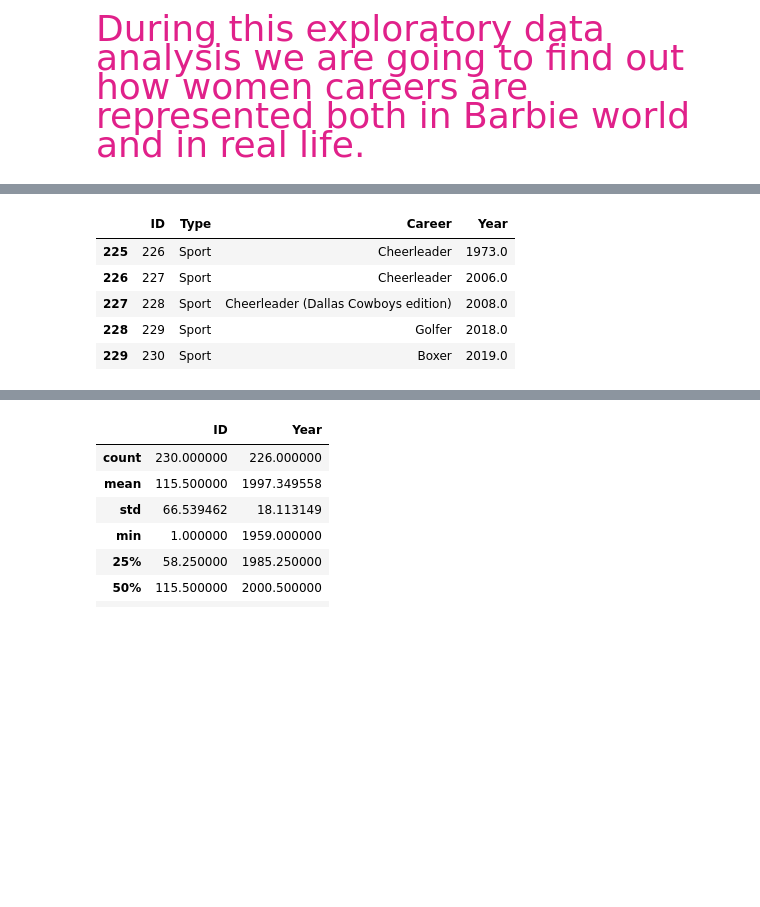
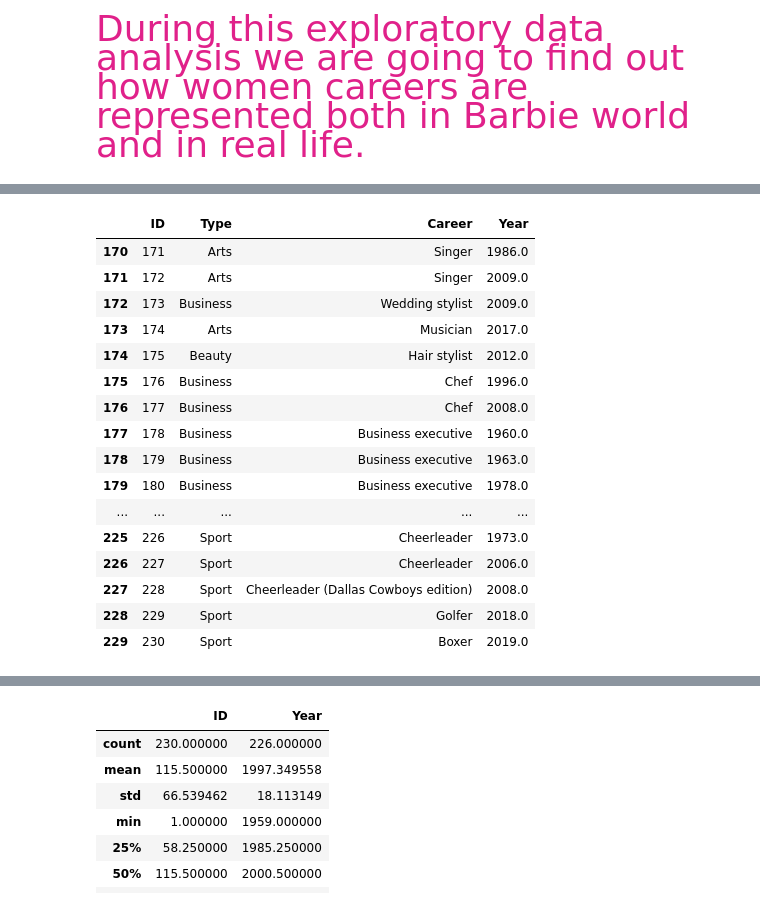
Before and after one commit to arimartorano/barbiedatahouse, a Jupyter notebook: careers_eda.ipynb, the cells around one changed output, grey strips where cells are left out. Saved outputs shown, nothing was run; the diff lists cells and outputs as text; code cells hidden in the pictures; blank space fills up the shorter version.

```diff
--- a/careers_eda.ipynb
+++ b/careers_eda.ipynb
@@ -3,6 +3,8 @@ import pandas as pd
 import numpy as np
 import matplotlib.pyplot as plt
 
+pd.set_option('display.max_rows', None)
+
 jobs_barbie = pd.read_csv('DATA/barbie_careers.csv')
 jobs_real = pd.read_csv('DATA/employment_earnings.csv')
 # %%
@@ -24,7 +46,18 @@ sns.set_style('whitegrid',  rc={'axes.labelcolor': "#C71585",
 # %%
-jobs_barbie.tail()
+jobs_barbie.tail(60)
 # %% [output]
 |  | ID | Type | Career | Year |
+| 170 | 171 | Arts | Singer | 1986.0 |
+| 171 | 172 | Arts | Singer | 2009.0 |
+| 172 | 173 | Business | Wedding stylist | 2009.0 |
+| 173 | 174 | Arts | Musician | 2017.0 |
+| 174 | 175 | Beauty | Hair stylist | 2012.0 |
+| 175 | 176 | Business | Chef | 1996.0 |
+| 176 | 177 | Business | Chef | 2008.0 |
+| 177 | 178 | Business | Business executive | 1960.0 |
+| 178 | 179 | Business | Business executive | 1963.0 |
+| 179 | 180 | Business | Business executive | 1978.0 |
+| ... | ... | ... | ... | ... |
 | 225 | 226 | Sport | Cheerleader | 1973.0 |
 | 226 | 227 | Sport | Cheerleader | 2006.0 |
 | 227 | 228 | Sport | Cheerleader (Dallas Cowboys edition) | 2008.0 |
```
Also changed, not shown: parts of 22 cells of this notebook.
